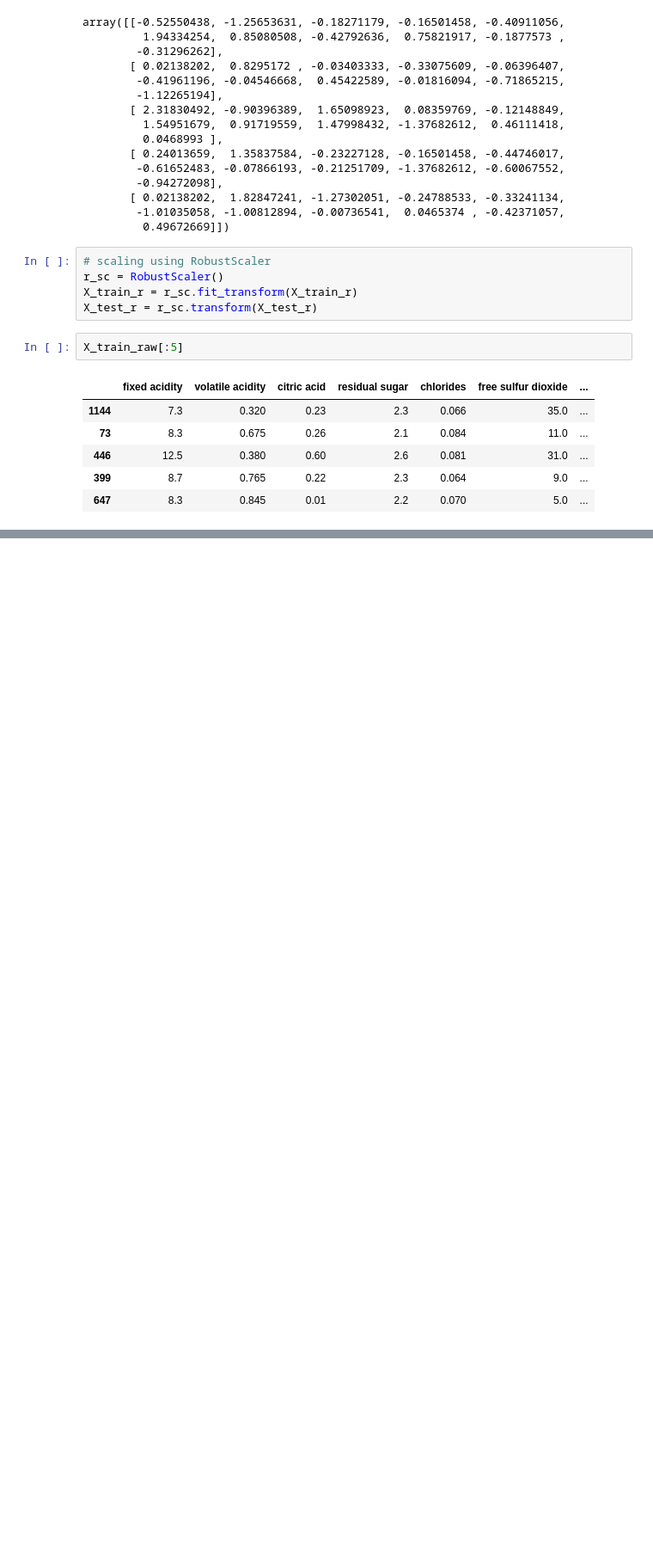
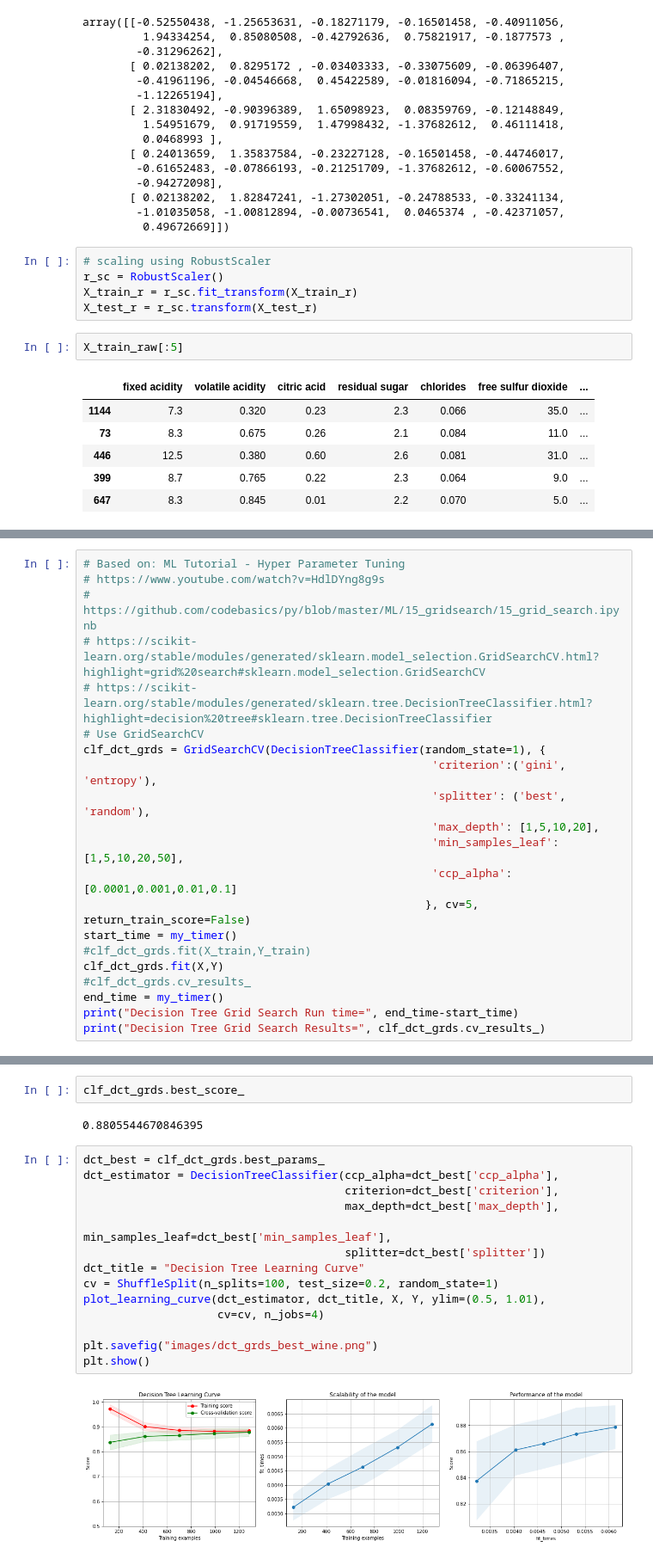
Before and after one commit to ElFeo/SupervisedLearningSurvey, a Jupyter notebook: SupervisedLearning_RedWine.ipynb, the cells around one changed output, grey strips where cells are left out. Shown at 86% size. Drawn from its saved outputs; the diff is of its cells as text; blank space fills up the shorter version.

```diff
--- a/SupervisedLearning_RedWine.ipynb
+++ b/SupervisedLearning_RedWine.ipynb
@@ -306,0 +311,21 @@ X_train_raw[:5]
+# %%
+# Based on: ML Tutorial - Hyper Parameter Tuning
+# https://www.youtube.com/watch?v=HdlDYng8g9s
+# https://github.com/codebasics/py/blob/master/ML/15_gridsearch/15_grid_search.ipynb
+# https://scikit-learn.org/stable/modules/generated/sklearn.model_selection.GridSearchCV.html?highlight=grid%20search#sklearn.model_selection.GridSearchCV
+# https://scikit-learn.org/stable/modules/generated/sklearn.tree.DecisionTreeClassifier.html?highlight=decision%20tree#sklearn.tree.DecisionTreeClassifier
+# Use GridSearchCV
+clf_dct_grds = GridSearchCV(DecisionTreeClassifier(random_state=1), {
+                                                    'criterion':('gini', 'entropy'),
+                                                    'splitter': ('best', 'random'),
+                                                    'max_depth': [1,5,10,20],
+                                                    'min_samples_leaf': [1,5,10,20,50],
+                                                    'ccp_alpha': [0.0001,0.001,0.01,0.1]
+                                                   }, cv=5, return_train_score=False)
+start_time = my_timer()
+#clf_dct_grds.fit(X_train,Y_train)
+clf_dct_grds.fit(X,Y)
+#clf_dct_grds.cv_results_
+end_time = my_timer()
+print("Decision Tree Grid Search Run time=", end_time-start_time)
+print("Decision Tree Grid Search Results=", clf_dct_grds.cv_results_)
@@ -306,0 +375,20 @@ X_train_raw[:5]
+# %%
+clf_dct_grds.best_score_
+# %% [output]
+0.8805544670846395
+# %%
+dct_best = clf_dct_grds.best_params_
+dct_estimator = DecisionTreeClassifier(ccp_alpha=dct_best['ccp_alpha'],
+                                       criterion=dct_best['criterion'],
+                                       max_depth=dct_best['max_depth'],
+                                       min_samples_leaf=dct_best['min_samples_leaf'],
+                                       splitter=dct_best['splitter'])
+dct_title = "Decision Tree Learning Curve"
+cv = ShuffleSplit(n_splits=100, test_size=0.2, random_state=1)
+plot_learning_curve(dct_estimator, dct_title, X, Y, ylim=(0.5, 1.01),
+                    cv=cv, n_jobs=4)
+
+plt.savefig("images/dct_grds_best_wine.png")
+plt.show()
+# %% [output]
+[figure, added]
```
Also changed, not shown: parts of 11 cells of this notebook.
